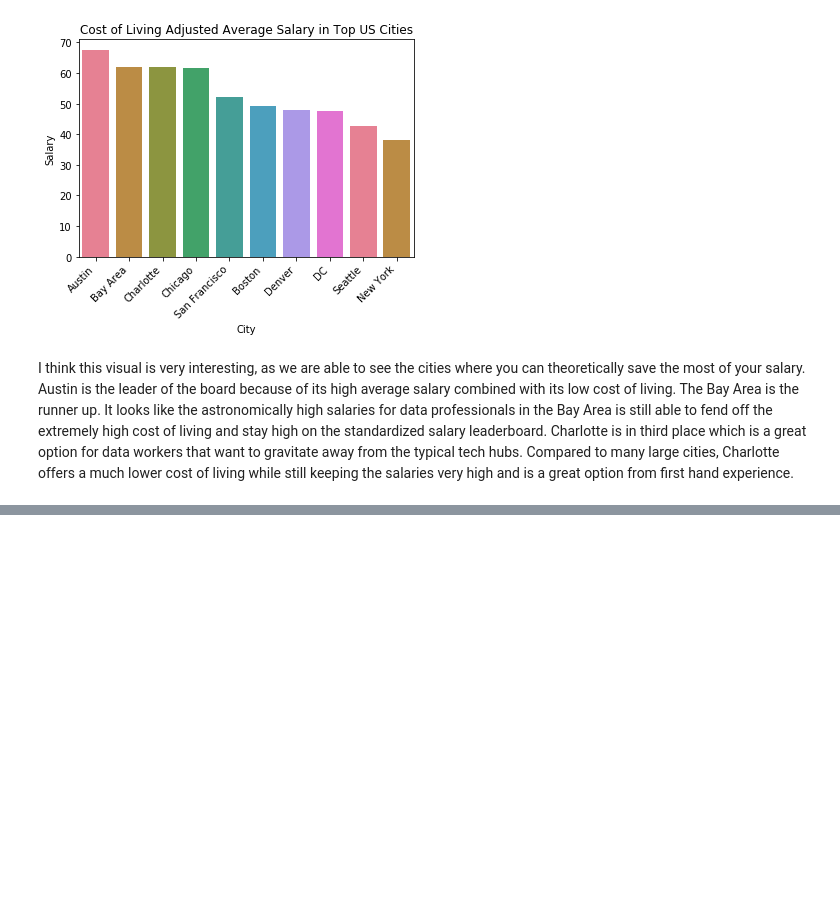
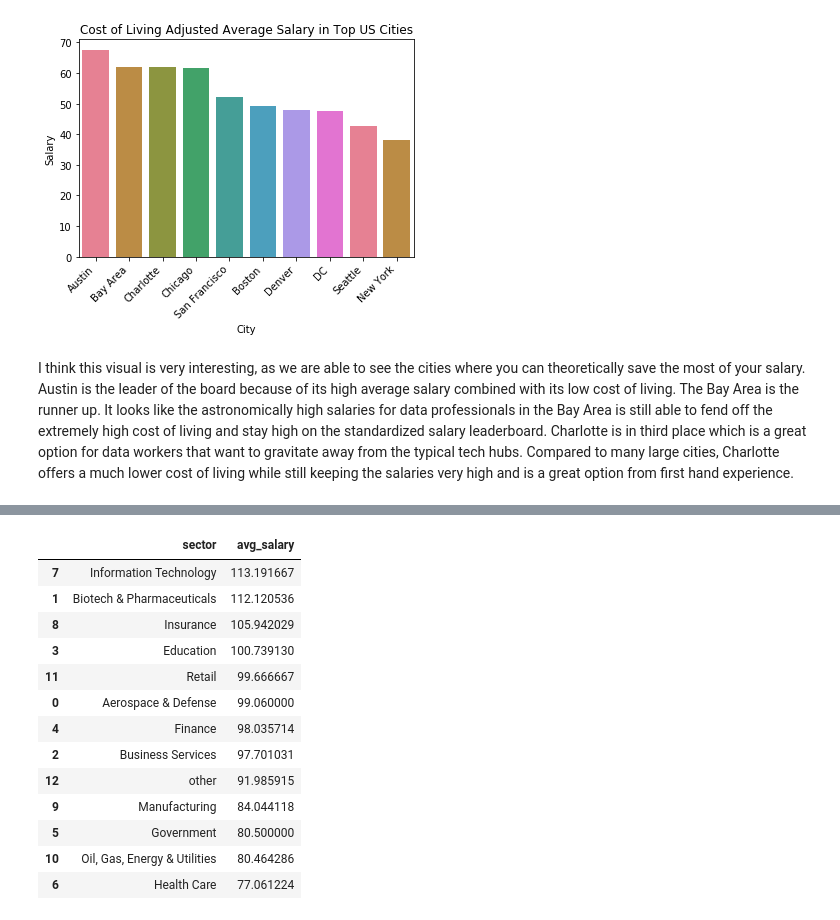
Before and after one commit to aidanberry12/Glassdoor_Salary_Analysis, a Jupyter notebook: Exploratory_Analysis.ipynb, the cells around one changed output, grey strips where cells are left out. Saved outputs shown, nothing was run; the diff lists cells and outputs as text; code cells hidden in the pictures; blank space fills up the shorter version.

```diff
--- a/Exploratory_Analysis.ipynb
+++ b/Exploratory_Analysis.ipynb
@@ -437,0 +463,18 @@ I think this visual is very interesting, as we are able to see the cities where
+# %%
+salary_by_sector = df.groupby(['sector'])['avg_salary'].mean().reset_index().sort_values('avg_salary', ascending = False)
+salary_by_sector
+# %% [output]
+|  | sector | avg_salary |
+| 7 | Information Technology | 113.191667 |
+| 1 | Biotech & Pharmaceuticals | 112.120536 |
+| 8 | Insurance | 105.942029 |
+| 3 | Education | 100.739130 |
+| 11 | Retail | 99.666667 |
+| 0 | Aerospace & Defense | 99.060000 |
+| 4 | Finance | 98.035714 |
+| 2 | Business Services | 97.701031 |
+| 12 | other | 91.985915 |
+| 9 | Manufacturing | 84.044118 |
+| 5 | Government | 80.500000 |
+| 10 | Oil, Gas, Energy & Utilities | 80.464286 |
+| 6 | Health Care | 77.061224 |
```
Also changed, not shown: parts of 15 cells of this notebook, 4 other files.
